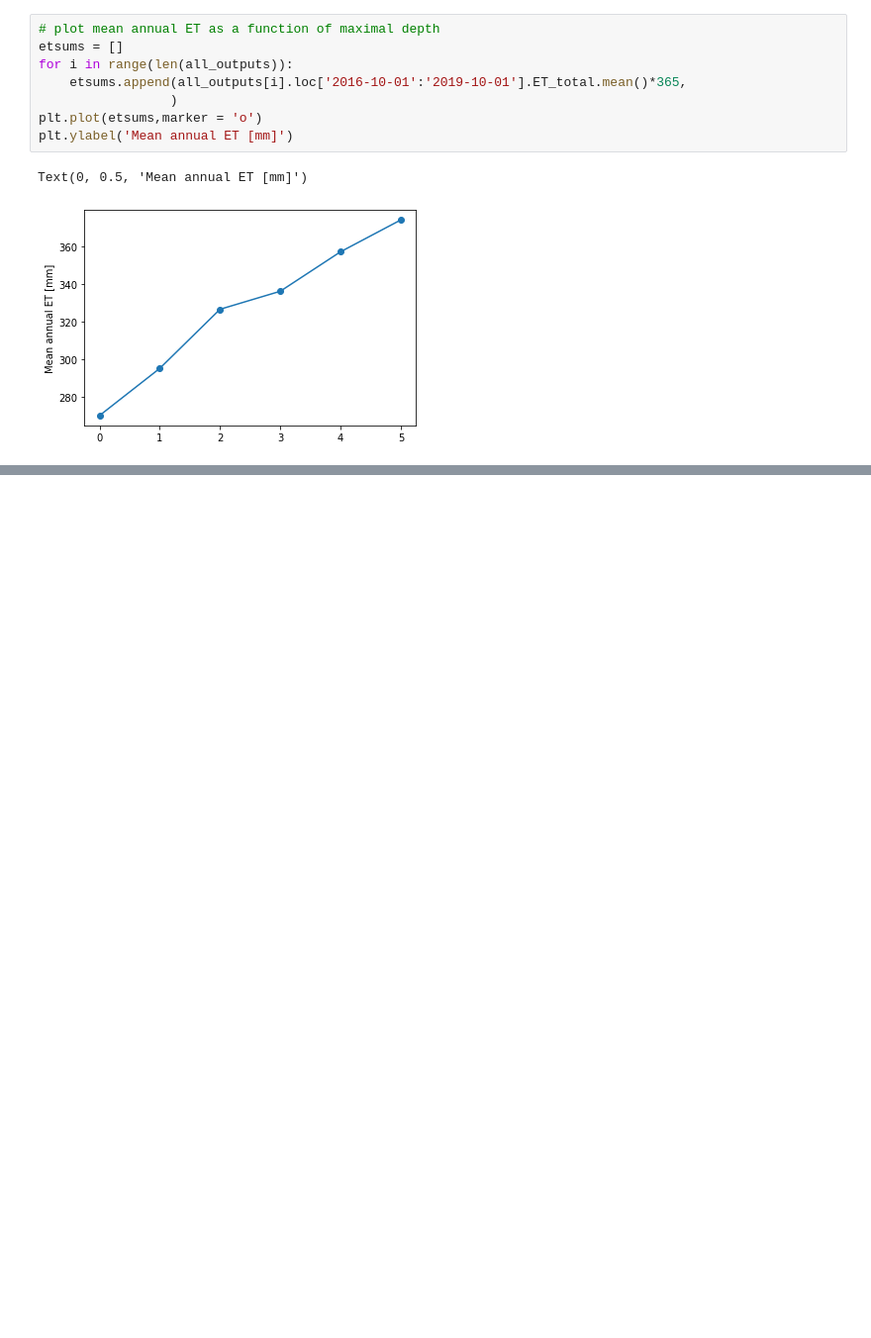
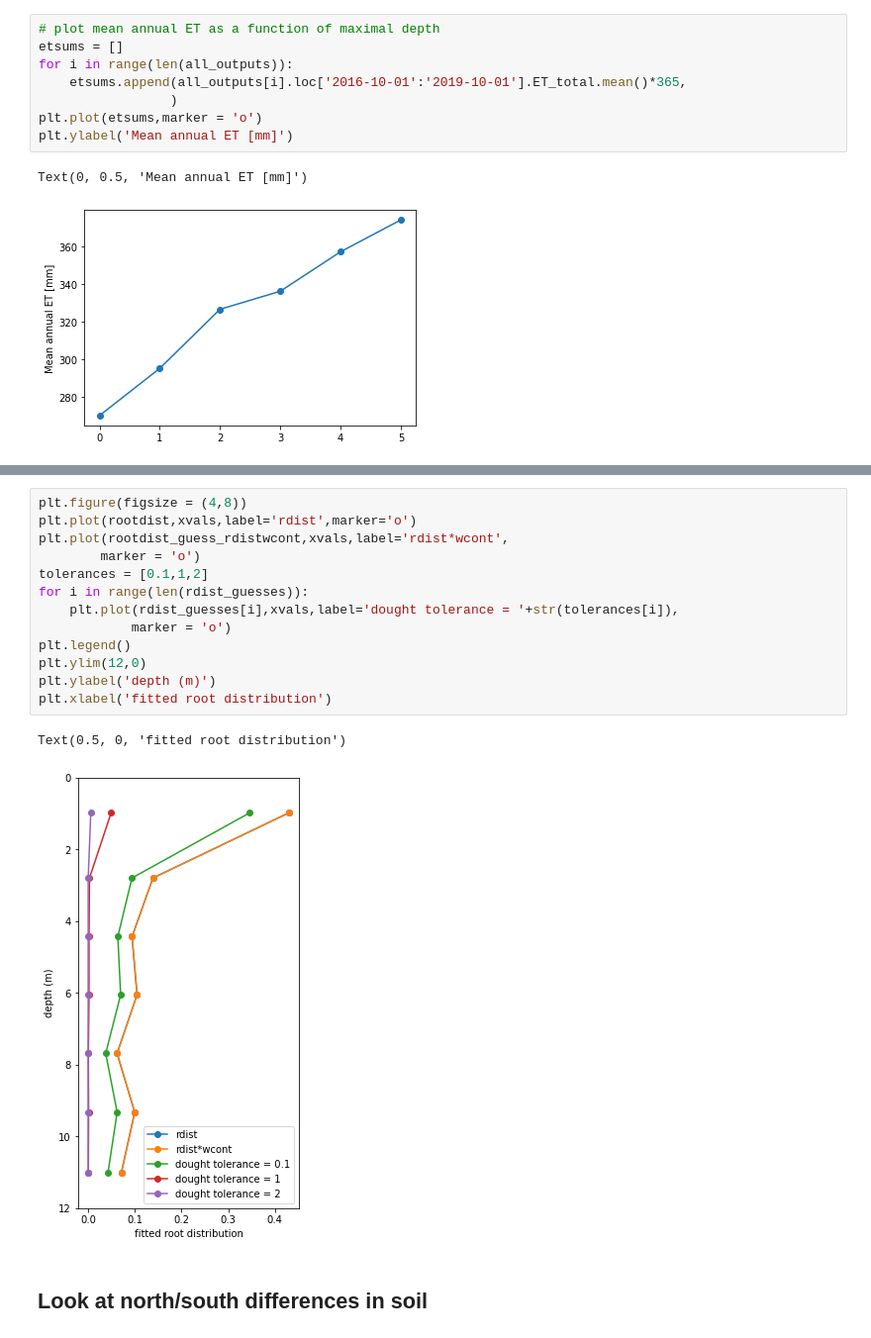
Before and after one commit to lapidesd/ET_layers, a Jupyter notebook: Code/separate_fluxes-final.ipynb, the cells around one changed output, grey strips where cells are left out. Shown at 99% size. Cells and saved outputs as stored; diff of their text form; blank space fills up the shorter version.

```diff
--- a/Code/separate_fluxes-final.ipynb
+++ b/Code/separate_fluxes-final.ipynb
@@ -1951,0 +1984,18 @@ plt.savefig('uptake_distribution.png',format='png',dpi=300,bbox_inches='tight')
+# %%
+plt.figure(figsize = (4,8))
+plt.plot(rootdist,xvals,label='rdist',marker='o')
+plt.plot(rootdist_guess_rdistwcont,xvals,label='rdist*wcont',
+        marker = 'o')
+tolerances = [0.1,1,2]
+for i in range(len(rdist_guesses)):
+    plt.plot(rdist_guesses[i],xvals,label='dought tolerance = '+str(tolerances[i]),
+            marker = 'o')
+plt.legend()
+plt.ylim(12,0)
+plt.ylabel('depth (m)')
+plt.xlabel('fitted root distribution')
+# %% [output]
+Text(0.5, 0, 'fitted root distribution')
+[figure, added]
+# %% [markdown]
+## Look at north/south differences in soil
```
Also changed, not shown: parts of 31 cells of this notebook.
